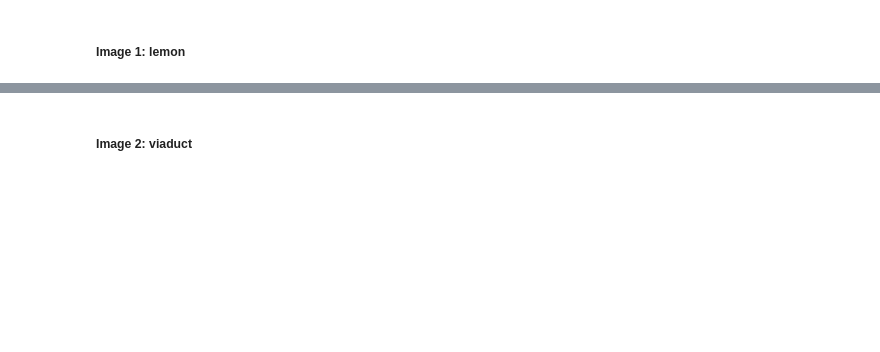
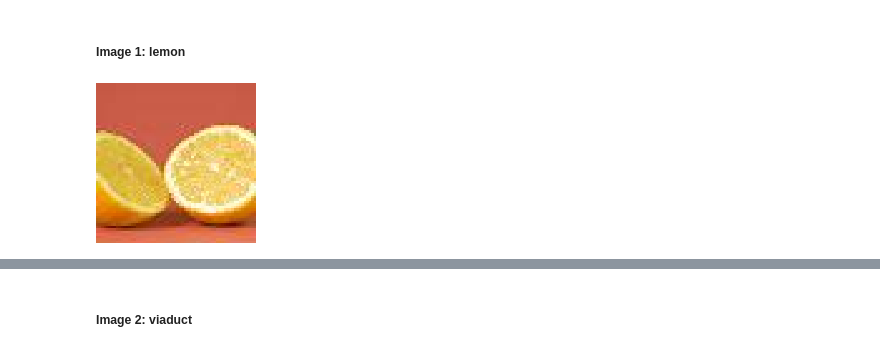
Before and after one commit to heritaco/Coursera, a Jupyter notebook: TensorFlow 2/01 Getting Started/04 Saving and Loading Models/00 Coding Tutorial.ipynb, the cells around one changed output, grey strips where cells are left out. Saved outputs shown, nothing was run; the diff lists cells and outputs as text; code cells hidden in the pictures; blank space fills up the shorter version.

```diff
--- a/TensorFlow 2/01 Getting Started/04 Saving and Loading Models/00 Coding Tutorial.ipynb
+++ b/TensorFlow 2/01 Getting Started/04 Saving and Loading Models/00 Coding Tutorial.ipynb
@@ -310,3 +684,7 @@ def get_top_5_predictions(img):
     return top_preds
 # %% [markdown]
 ##### Image 1: lemon
+# %%
+lemon_img
+# %% [output]
+[figure, added]
```
Also changed, not shown: parts of 83 cells of this notebook, 19 other files.
